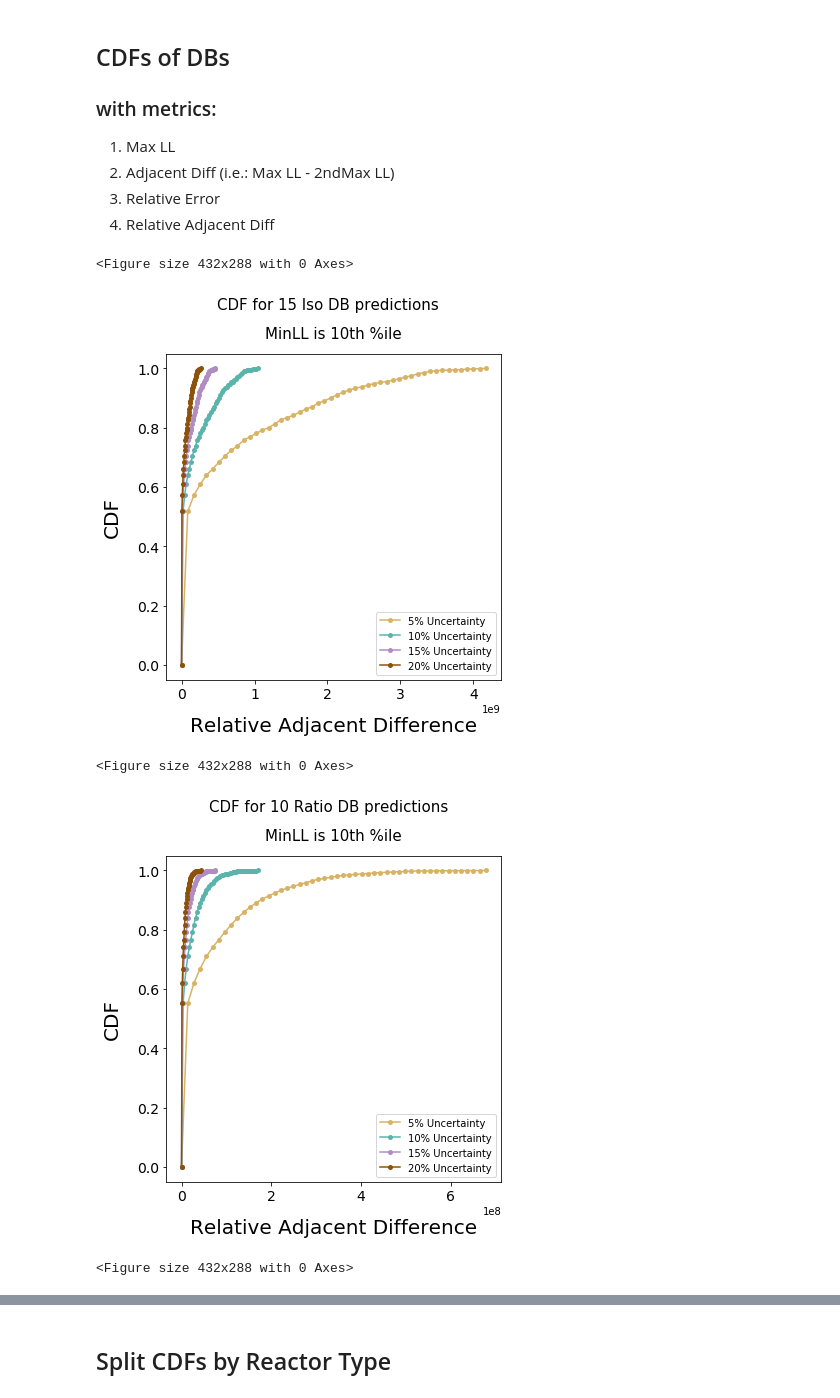
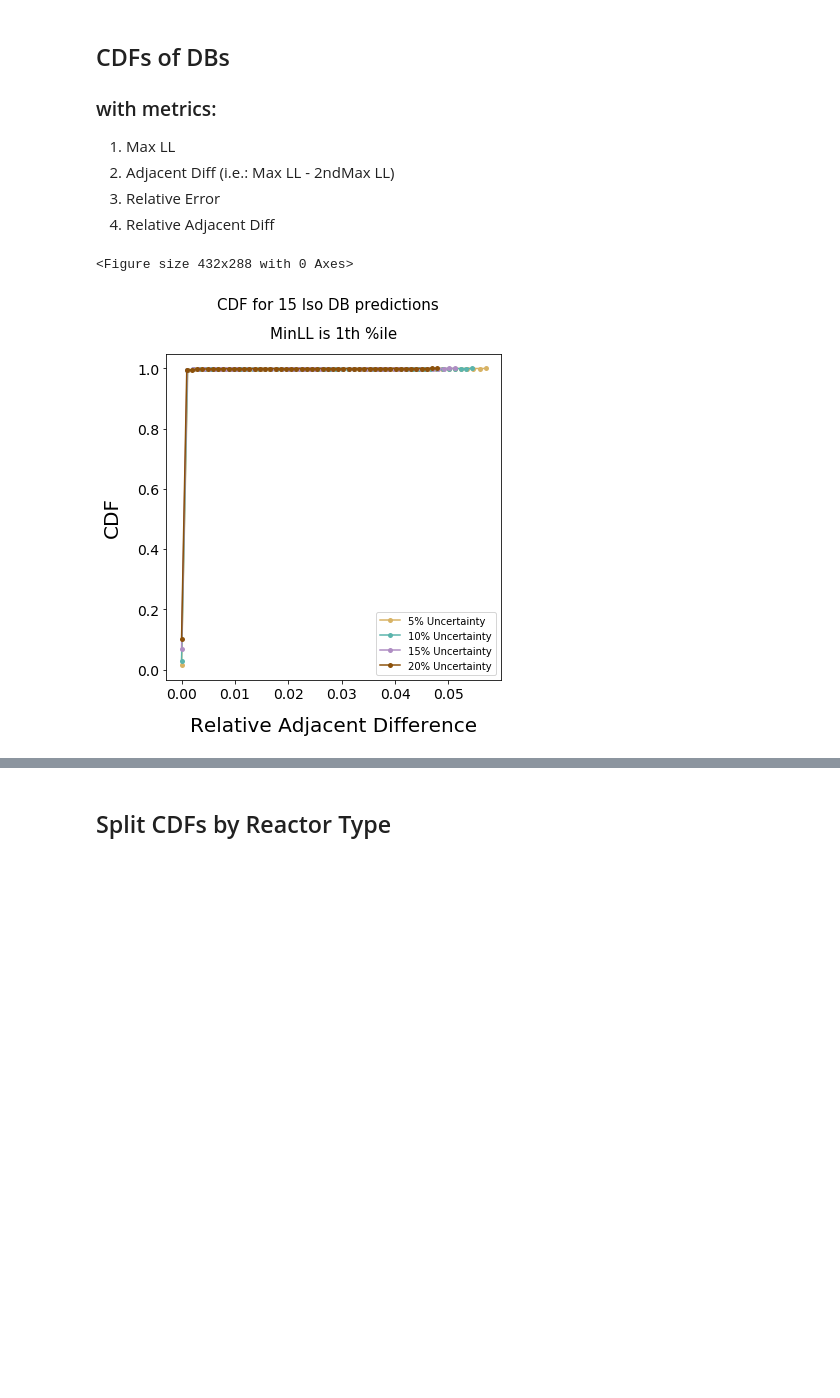
Before and after one commit to opotowsky/like-me-fuel, a Jupyter notebook: jupyter_notebooks/htc_mll_results.ipynb, the cells around one changed output, grey strips where cells are left out. Cells and saved outputs as stored; diff of their text form; code cells hidden in the pictures; blank space fills up the shorter version.

Commit message:
gotta fix typo in denom for rel adj diff here too

```diff
--- a/jupyter_notebooks/htc_mll_results.ipynb
+++ b/jupyter_notebooks/htc_mll_results.ipynb
@@ -37,9 +37,10 @@ dict_keys(['dfTamu0', 'dfTamuRatio0', 'dfSfco0', 'dfTamu1', 'dfTamuRatio1', 'dfS
 for dfname in list(dfs.keys()):
     df = dfs[dfname]
     df['AdjDiff'] = df['MaxLogLL'] - df['2ndMaxLogLL']
-    df['RelAdjDiff_MinLL0.01'] = df['AdjDiff'] / df['MaxLogLL']  - df['CDF_LogLL_0.01']
-    df['RelAdjDiff_MinLL0.1'] = df['AdjDiff'] / df['MaxLogLL']  - df['CDF_LogLL_0.1']
+    df['RelAdjDiff_MinLL0.01'] = df['AdjDiff'] / (df['MaxLogLL']  - df['CDF_LogLL_0.01'])
+    df['RelAdjDiff_MinLL0.1'] = df['AdjDiff'] / (df['MaxLogLL']  - df['CDF_LogLL_0.1'])
     df['Percent_Burnup_Error'] = df['Burnup_Error'] / df['Burnup']
+
     #df['Percent_CoolingTime_Error'] = df['CoolingTime_Error'] / df['CoolingTime']
     #df['Percent_CoolingTime_Error'] = df['Percent_CoolingTime_Error'].replace([np.inf, -np.inf], np.nan, inplace=True)
 # %%
@@ -131,22 +132,19 @@ def plot_db_cdfs(dfname, metric):
 # %%
 #plot_db_cdfs('Tamu', 'AdjDiff')
 #plot_db_cdfs('TamuRatio', 'AdjDiff')
 #plot_db_cdfs('Sfco', 'AdjDiff')
 #plot_db_cdfs('Tamu', 'MaxLogLL')
 #plot_db_cdfs('TamuRatio', 'MaxLogLL')
 #plot_db_cdfs('Sfco', 'MaxLogLL')
 #plot_db_cdfs('Tamu', 'Percent_CoolingTime_Error')
 #plot_db_cdfs('TamuRatio', 'Percent_CoolingTime_Error')
 #plot_db_cdfs('Sfco', 'Percent_CoolingTime_Error')
-#plot_db_cdfs('Tamu', 'RelAdjDiff_MinLL0.01')
+plot_db_cdfs('Tamu', 'RelAdjDiff_MinLL0.01')
 #plot_db_cdfs('TamuRatio', 'RelAdjDiff_MinLL0.01')
 #plot_db_cdfs('Sfco', 'RelAdjDiff_MinLL0.01')
-plot_db_cdfs('Tamu', 'RelAdjDiff_MinLL0.1')
-plot_db_cdfs('TamuRatio', 'RelAdjDiff_MinLL0.1')
-plot_db_cdfs('Sfco', 'RelAdjDiff_MinLL0.1')
+#plot_db_cdfs('Tamu', 'RelAdjDiff_MinLL0.1')
+#plot_db_cdfs('TamuRatio', 'RelAdjDiff_MinLL0.1')
+#plot_db_cdfs('Sfco', 'RelAdjDiff_MinLL0.1')
 # %% [output]
 <Figure size 432x288 with 0 Axes>
-[figure, old version]
+[figure, new version]
-<Figure size 432x288 with 0 Axes>
-[figure, removed]
-<Figure size 432x288 with 0 Axes>
```
Also changed, not shown: parts of 3 cells of this notebook.
